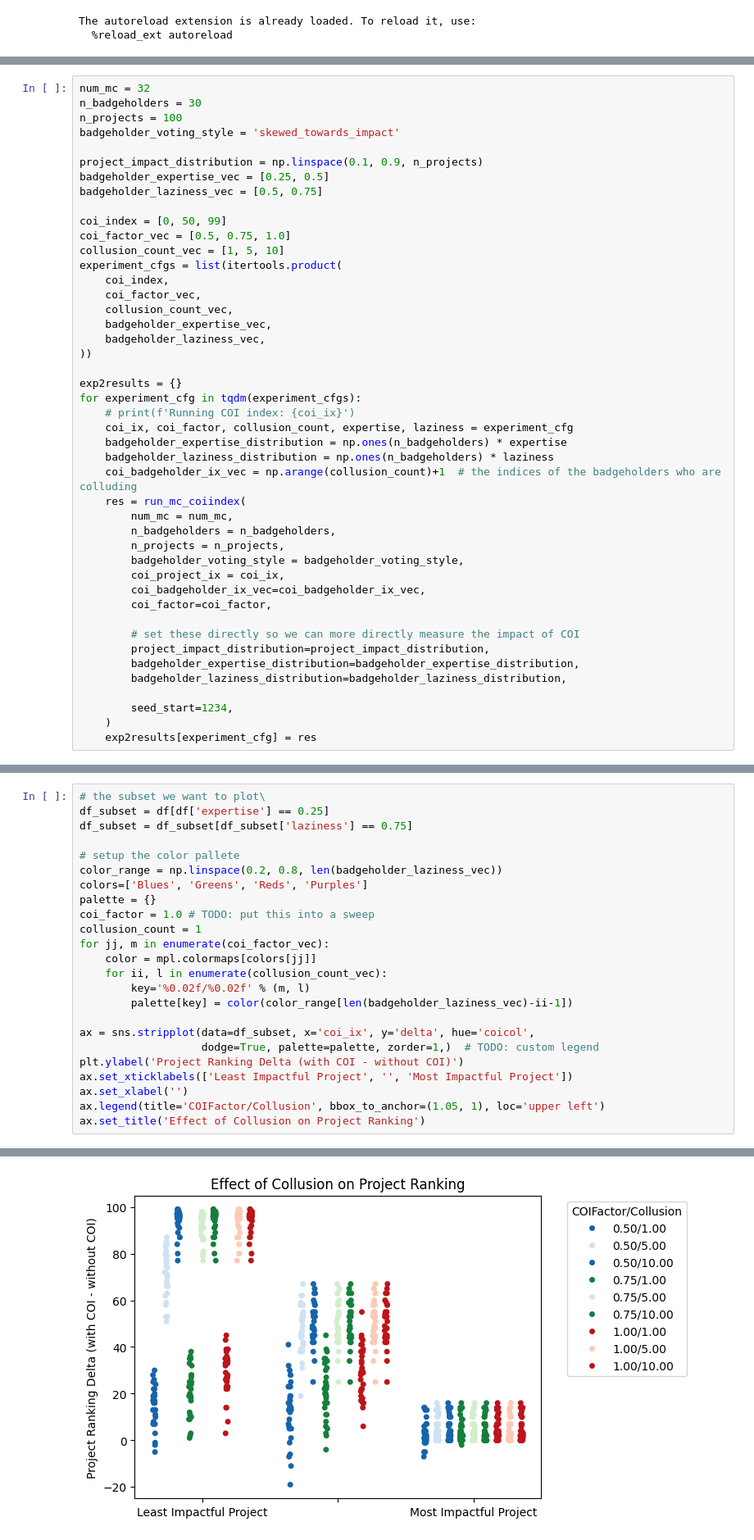
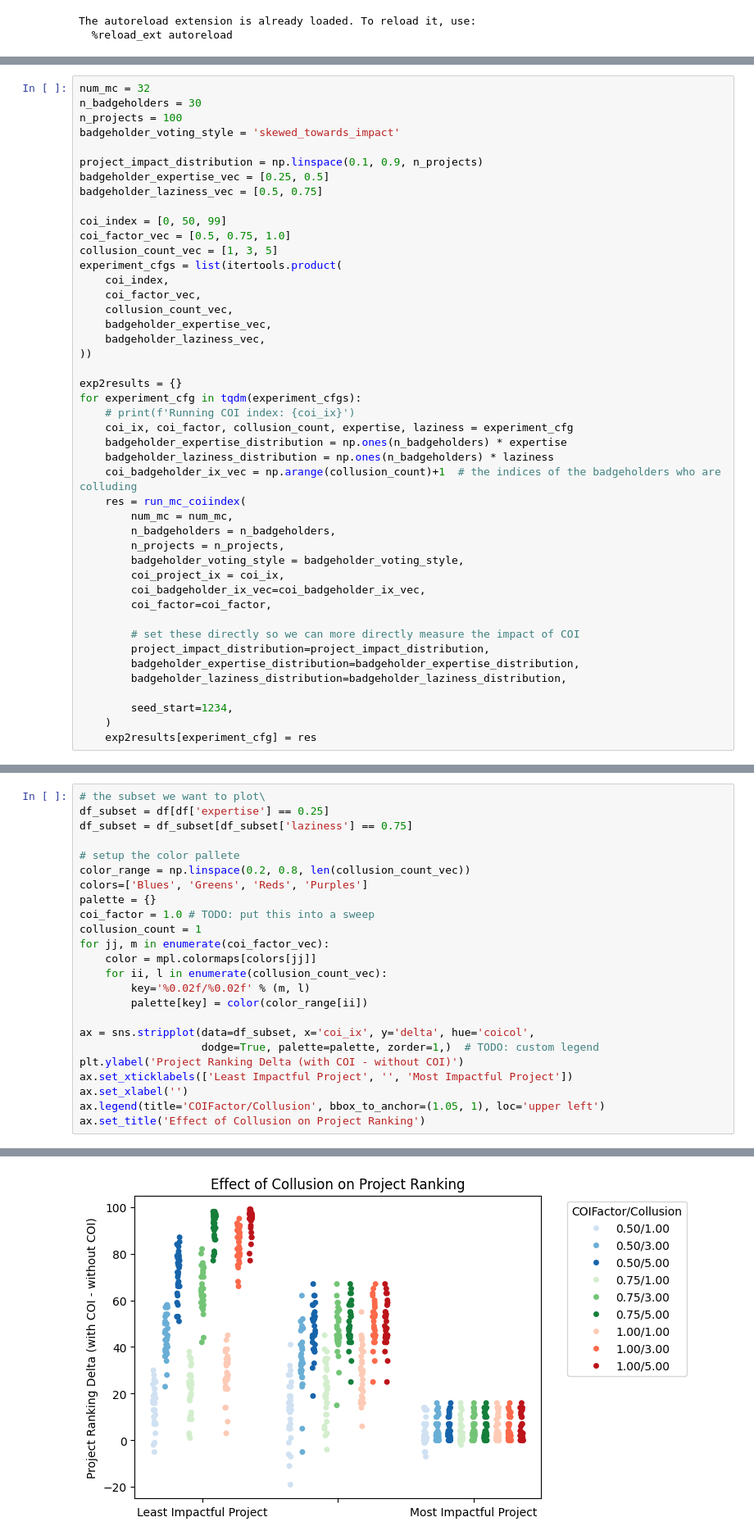
Before and after one commit to CELtd/voting_mechanism_design, a Jupyter notebook: notebooks/pairwise_sweep_collusion.ipynb, the cells around one changed output, grey strips where cells are left out. Shown at 82% size. Saved outputs shown, nothing was run; the diff lists cells and outputs as text.

```diff
--- a/notebooks/pairwise_sweep_collusion.ipynb
+++ b/notebooks/pairwise_sweep_collusion.ipynb
@@ -335,7 +335,7 @@ badgeholder_laziness_vec = [0.5, 0.75]
 
 coi_index = [0, 50, 99]
 coi_factor_vec = [0.5, 0.75, 1.0]
-collusion_count_vec = [1, 5, 10]
+collusion_count_vec = [1, 3, 5]
 experiment_cfgs = list(itertools.product(
     coi_index,
     coi_factor_vec,
@@ -393,30 +393,30 @@ df = pd.DataFrame(results_list)
 # %%
 # the subset we want to plot\
 df_subset = df[df['expertise'] == 0.25]
 df_subset = df_subset[df_subset['laziness'] == 0.75]
 
 # setup the color pallete
-color_range = np.linspace(0.2, 0.8, len(badgeholder_laziness_vec))
+color_range = np.linspace(0.2, 0.8, len(collusion_count_vec))
 colors=['Blues', 'Greens', 'Reds', 'Purples']
 palette = {}
 coi_factor = 1.0 # TODO: put this into a sweep
 collusion_count = 1
 for jj, m in enumerate(coi_factor_vec):
     color = mpl.colormaps[colors[jj]]
     for ii, l in enumerate(collusion_count_vec):
         key='%0.02f/%0.02f' % (m, l)
-        palette[key] = color(color_range[len(badgeholder_laziness_vec)-ii-1])
+        palette[key] = color(color_range[ii])
 
 ax = sns.stripplot(data=df_subset, x='coi_ix', y='delta', hue='coicol',
                    dodge=True, palette=palette, zorder=1,)  # TODO: custom legend
 plt.ylabel('Project Ranking Delta (with COI - without COI)')
 ax.set_xticklabels(['Least Impactful Project', '', 'Most Impactful Project'])
 ax.set_xlabel('')
 ax.legend(title='COIFactor/Collusion', bbox_to_anchor=(1.05, 1), loc='upper left')
 ax.set_title('Effect of Collusion on Project Ranking')
 # %% [output]
 Text(0.5, 1.0, 'Effect of Collusion on Project Ranking')
-[figure, old version]
+[figure, new version]
 # %%
 # TODO: make a plot of how the overall project ranking is updated by COI
 
```
